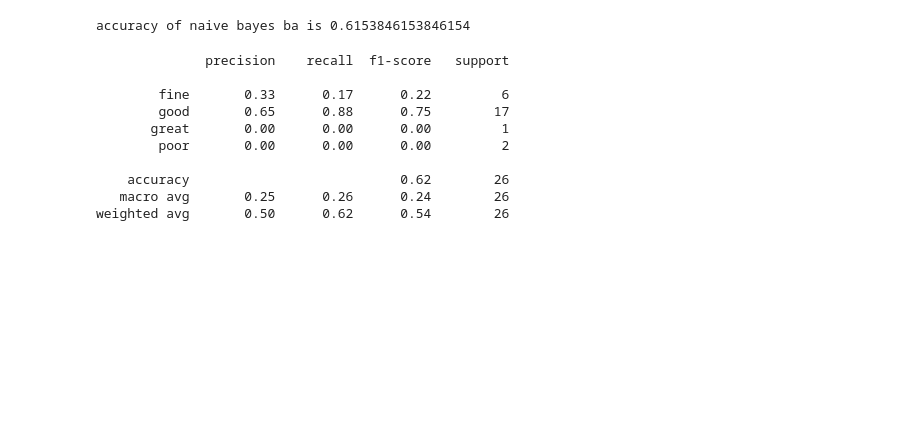
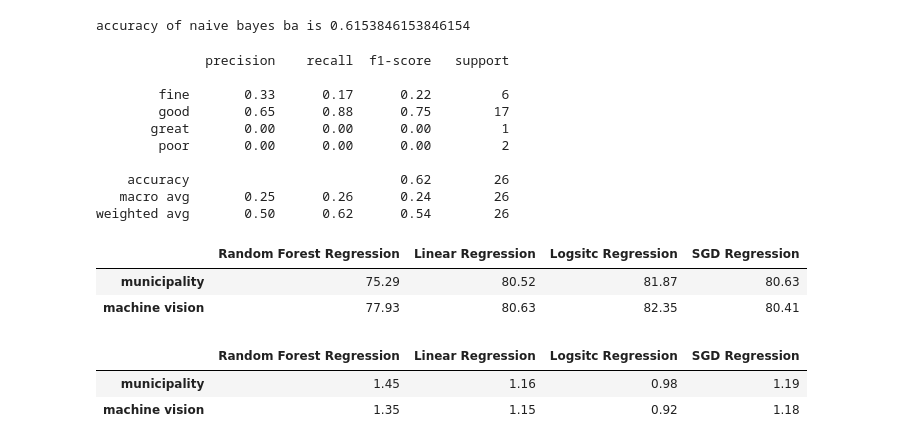
Before and after one commit to mounesi/pa, a Jupyter notebook: notebooks/regressionAnalysisIrvingtonVillage.ipynb, the cells around one changed output. Saved outputs shown, nothing was run; the diff lists cells and outputs as text; code cells hidden in the pictures; blank space fills up the shorter version.

Commit message:
Machine vision vs municipality is added

```diff
--- a/notebooks/regressionAnalysisIrvingtonVillage.ipynb
+++ b/notebooks/regressionAnalysisIrvingtonVillage.ipynb
@@ -330,3 +330,33 @@ print(classification_report(y_test, predictions))
     accuracy                           0.62        26
    macro avg       0.25      0.26      0.24        26
 weighted avg       0.50      0.62      0.54        26
+# %%
+df_acc = pd.DataFrame()
+df_acc['Random Forest Regression'] = 75.29, 77.93
+df_acc['Linear Regression'] = 80.52, 80.63
+df_acc['Logsitc Regression'] = 81.87, 82.35
+df_acc['SGD Regression'] = 80.63, 80.41
+
+df_acc.rename(index = {0: 'municipality'}, inplace = True)
+df_acc.rename(index = {1: 'machine vision'}, inplace = True)
+
+df_acc
+# %% [output]
+|  | Random Forest Regression | Linear Regression | Logsitc Regression | SGD Regression |
+| municipality | 75.29 | 80.52 | 81.87 | 80.63 |
+| machine vision | 77.93 | 80.63 | 82.35 | 80.41 |
+# %%
+df_mape = pd.DataFrame()
+df_mape['Random Forest Regression'] = 1.45, 1.35
+df_mape['Linear Regression'] = 1.16, 1.15
+df_mape['Logsitc Regression'] = 0.98, 0.92
+df_mape['SGD Regression'] = 1.19, 1.18
+
+df_mape.rename(index = {0: 'municipality'}, inplace = True)
+df_mape.rename(index = {1: 'machine vision'}, inplace = True)
+
+df_mape.head()
+# %% [output]
+|  | Random Forest Regression | Linear Regression | Logsitc Regression | SGD Regression |
+| municipality | 1.45 | 1.16 | 0.98 | 1.19 |
+| machine vision | 1.35 | 1.15 | 0.92 | 1.18 |
```
Also changed, not shown: parts of 2 cells of this notebook.
